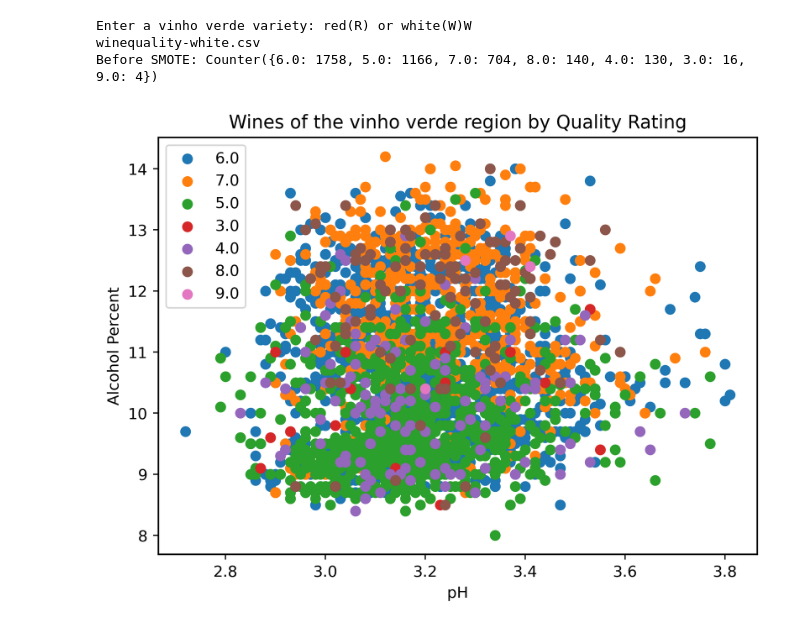
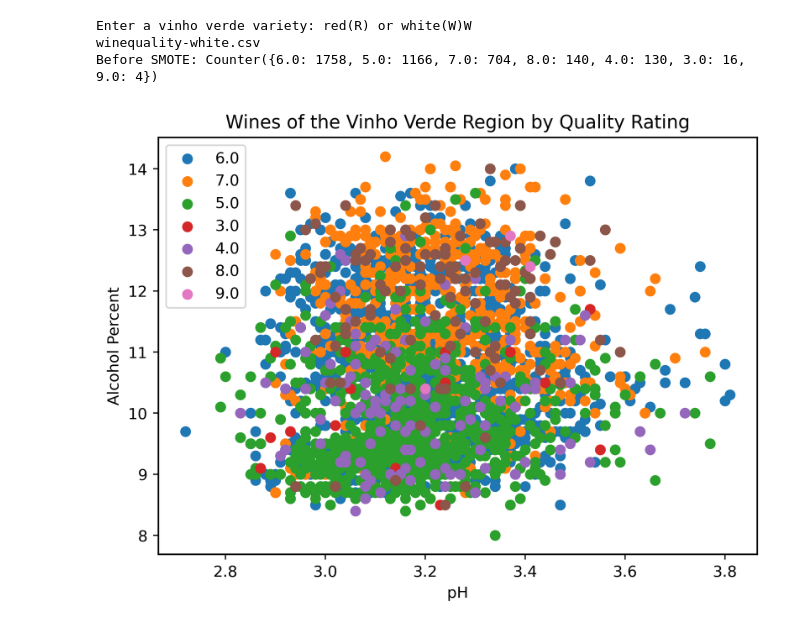
Before and after one commit to joecerniglia/vinho, a Jupyter notebook: scatter_alcohol.ipynb, the cells around one changed output. Cells and saved outputs as stored; diff of their text form; code cells hidden in the pictures.

```diff
--- a/scatter_alcohol.ipynb
+++ b/scatter_alcohol.ipynb
@@ -8,6 +24,8 @@ from sklearn.model_selection import train_test_split
 from collections import Counter
 from numpy import where
 
+%matplotlib inline
+#%matplotlib notebook
 # Load dataset
 if filename == 'R':
     filename = 'winequality-red.csv'
@@ -31,32 +49,33 @@ try:
     # Split-out validation dataset
     array = dataset.values
     X = array[:,0:11]
     Y = array[:,11]
     validation_size = 0.20
     seed = 7
 
     X_train, X_validation, Y_train, Y_validation = train_test_split(X, Y,
         test_size=validation_size, random_state=seed, stratify=Y)
     counter=Counter(Y_train)
     print('Before SMOTE:',counter)
     # scatter plot of examples by class label
 
+    #print(X_train[:6,:])
     # scatter plot of examples by class label: pH (8) x Alcohol (10)
     # Both pH and Alcohol are correlated with Quality
     for label, _ in counter.items():
         #row_ix returns an array containing all the row numbers for a given label (color)
         row_ix = where(Y_train == label)[0]
         #print("row_ix", row_ix)
         pyplot.scatter(X_train[row_ix, 8], X_train[row_ix, 10], label=str(label))
     pyplot.legend()
-    pyplot.title("Wines of the vinho verde region by quality rating")
+    pyplot.title("Wines of the Vinho Verde Region by Quality Rating")
     pyplot.xlabel("pH")
     pyplot.ylabel("Alcohol Percent")
     pyplot.show()
 except:
     print('Exiting function.')
 # %% [output]
 Enter a vinho verde variety: red(R) or white(W)W
 winequality-white.csv
 Before SMOTE: Counter({6.0: 1758, 5.0: 1166, 7.0: 704, 8.0: 140, 4.0: 130, 3.0: 16, 9.0: 4})
-[figure, old version]
+[figure, new version]
```
Also changed, not shown: parts of 1 cell of this notebook.
